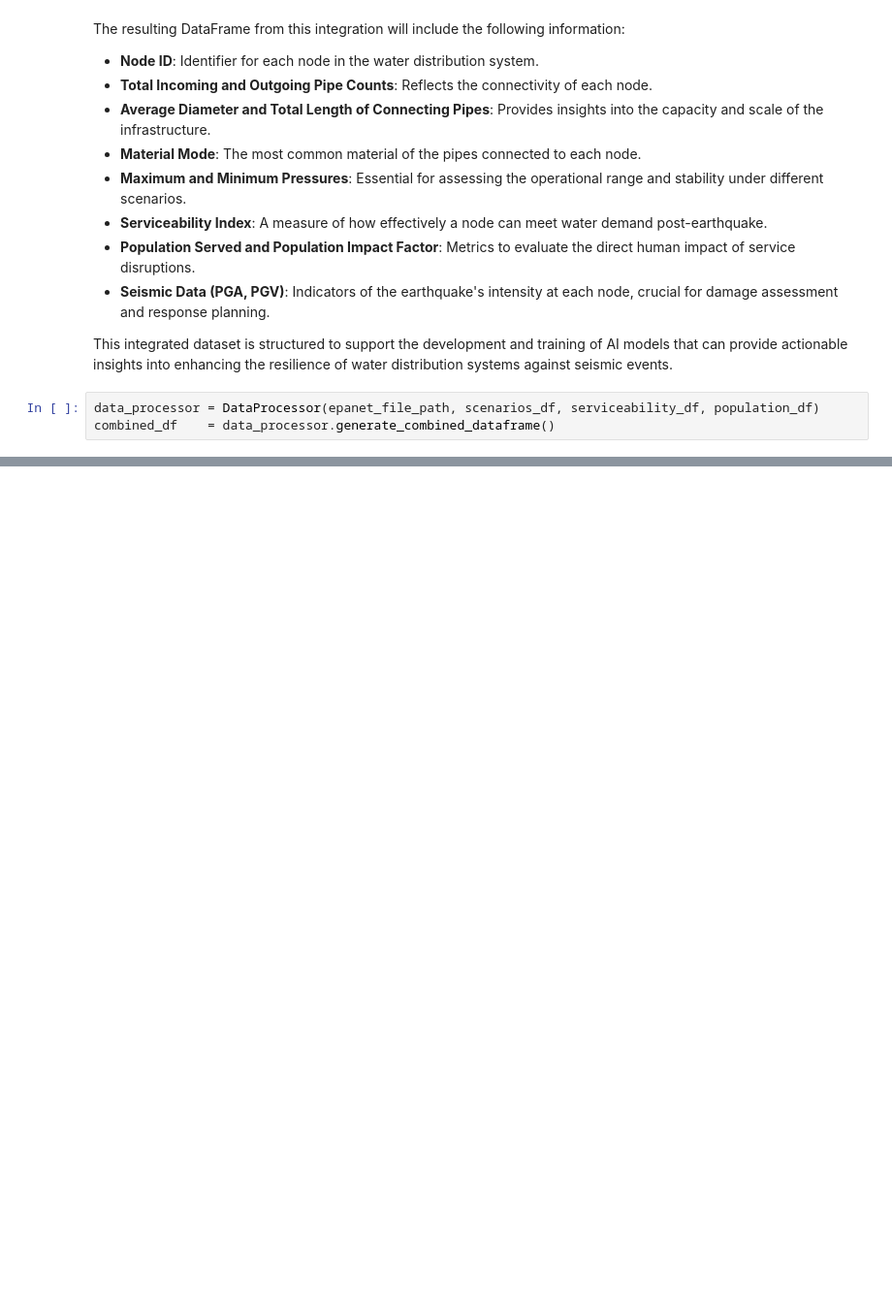
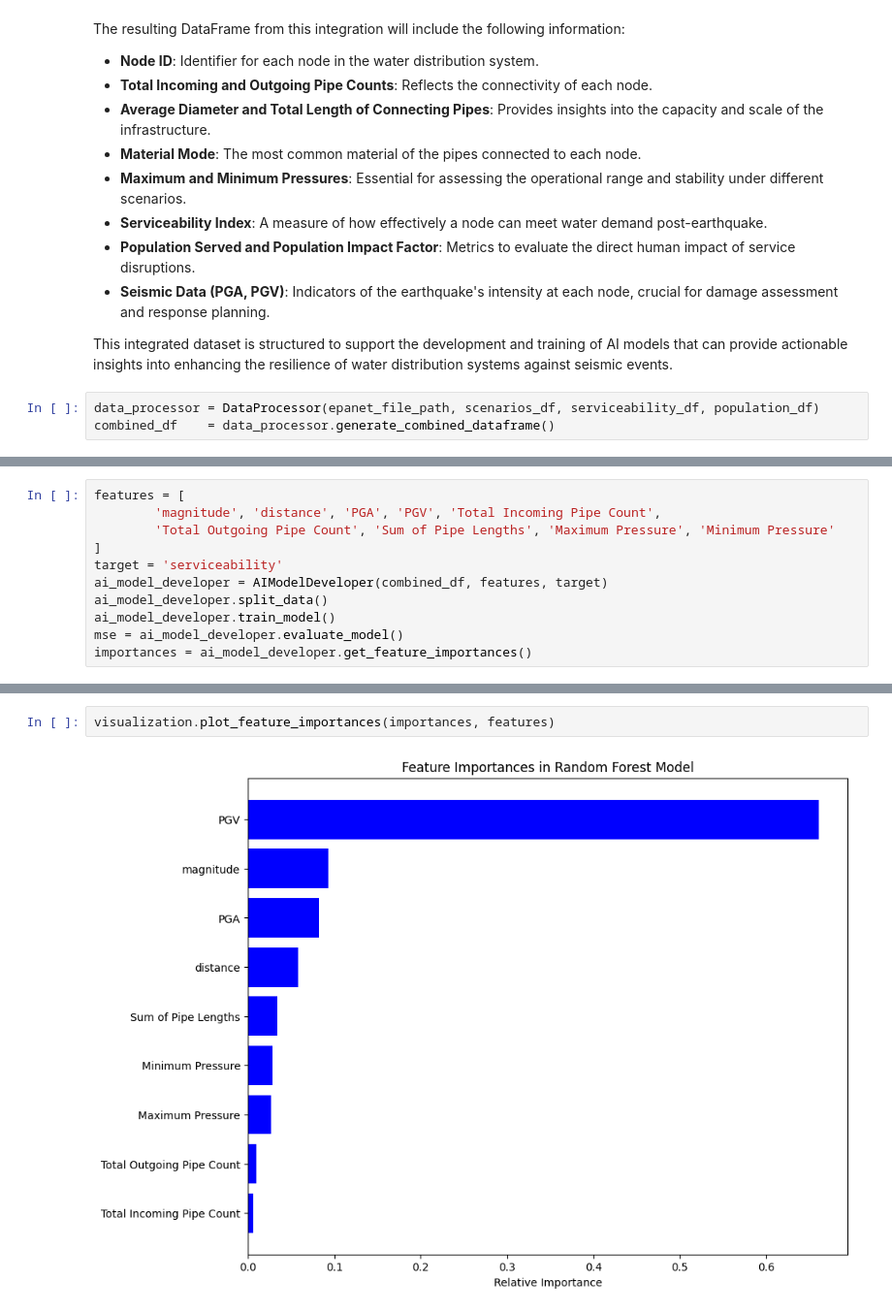
Before and after one commit to ZeinabFarah/Enhancing-Urban-Seismic-Resilience-Integrating-AI-and-Monte-Carlo-Methods, a Jupyter notebook: main.ipynb, the cells around one changed output, grey strips where cells are left out. Shown at 97% size. Saved outputs shown, nothing was run; the diff lists cells and outputs as text; blank space fills up the shorter version.

```diff
--- a/main.ipynb
+++ b/main.ipynb
@@ -513,0 +362,11 @@ print(f'Predicted Impact: {predicted_impact[0]}')
+# %%
+features = [
+        'magnitude', 'distance', 'PGA', 'PGV', 'Total Incoming Pipe Count',
+        'Total Outgoing Pipe Count', 'Sum of Pipe Lengths', 'Maximum Pressure', 'Minimum Pressure'
+]
+target = 'serviceability'
+ai_model_developer = AIModelDeveloper(combined_df, features, target)
+ai_model_developer.split_data()
+ai_model_developer.train_model()
+mse = ai_model_developer.evaluate_model()
+importances = ai_model_developer.get_feature_importances()
@@ -513,0 +396,4 @@ print(f'Predicted Impact: {predicted_impact[0]}')
+# %%
+visualization.plot_feature_importances(importances, features)
+# %% [output]
+[figure, added]
```
Also changed, not shown: parts of 18 cells of this notebook.
